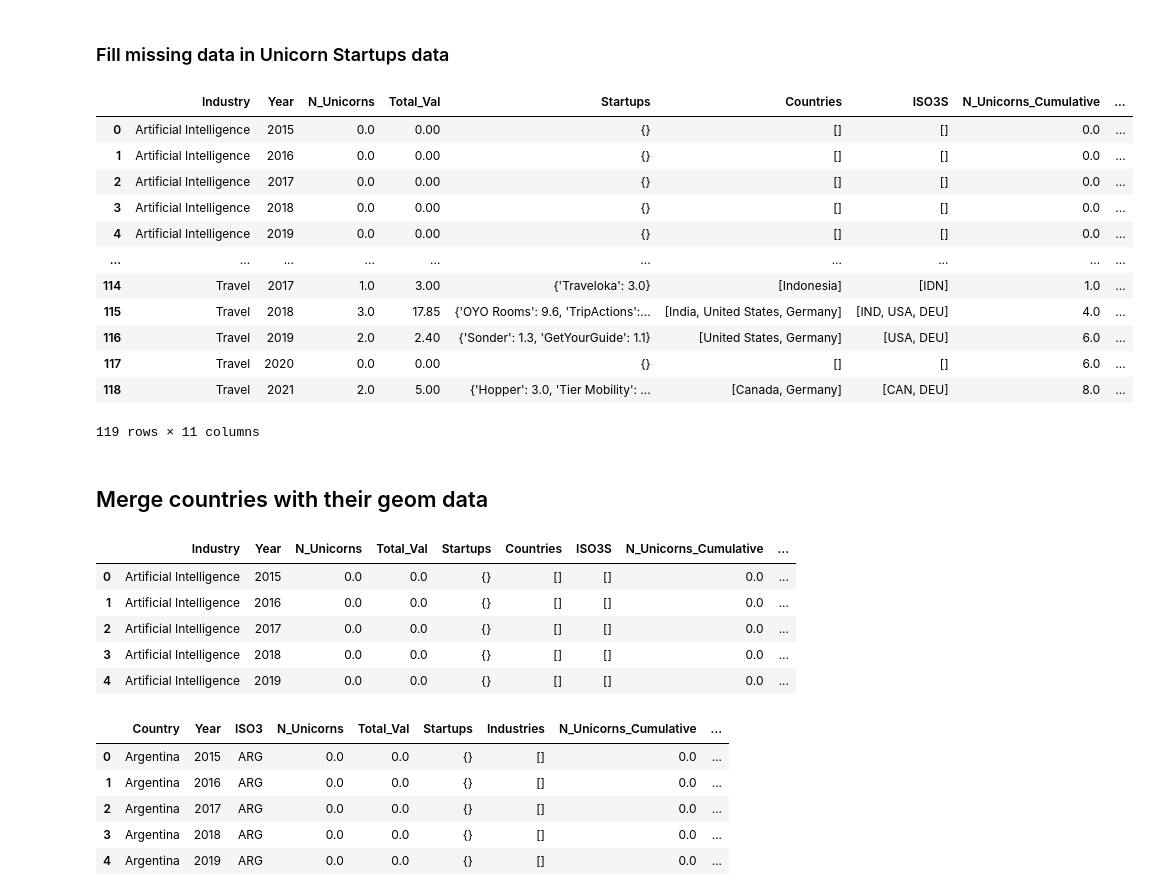
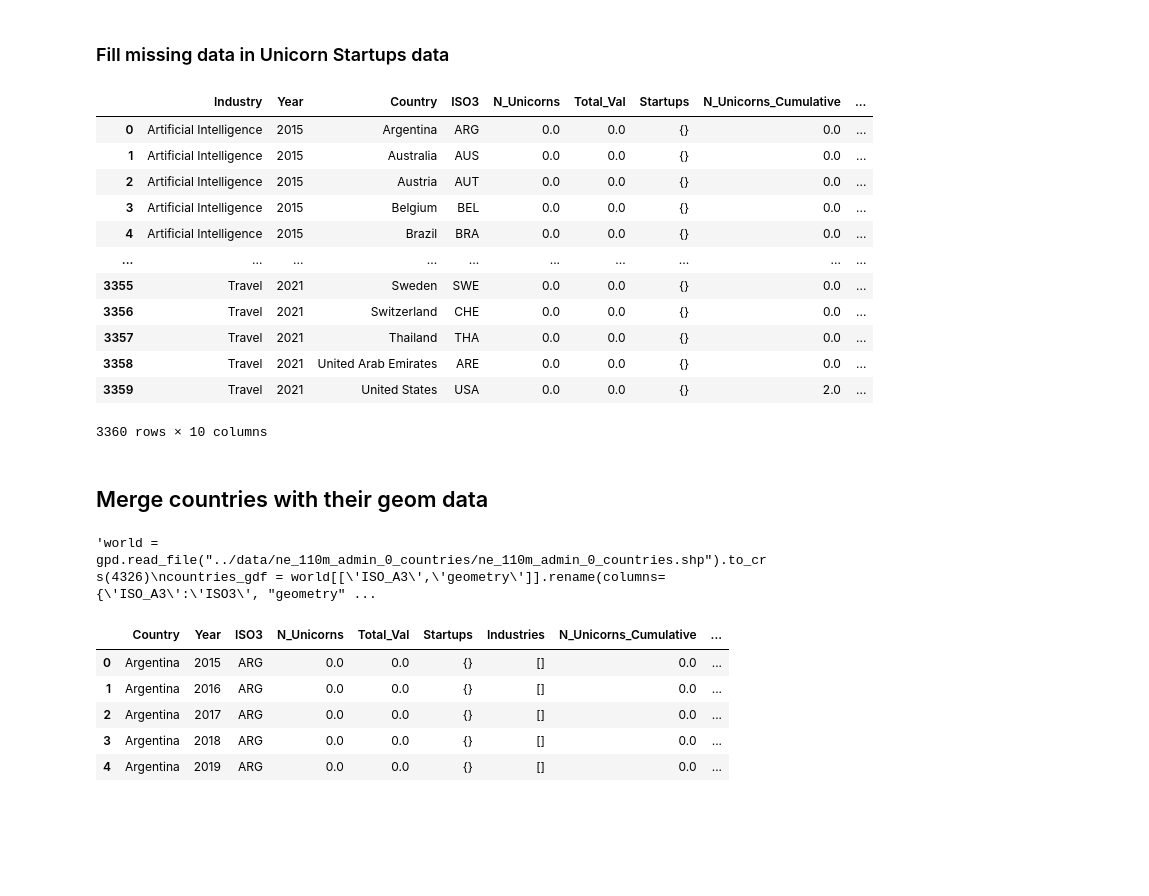
Before and after one commit to dalnakeb/Information_Visualisation_Project, a Jupyter notebook: notebooks/preprocessing.ipynb, the cells around one changed output. Drawn from its saved outputs; the diff is of its cells as text; code cells hidden in the pictures; blank space fills up the shorter version.

```diff
--- a/notebooks/preprocessing.ipynb
+++ b/notebooks/preprocessing.ipynb
@@ -549,13 +542,11 @@ unicorn_startups_df
 # %%
-unicorn_startups_industry_df = unicorn_startups_df.groupby(["Industry", "Year"], as_index=False).agg(N_Unicorns = ("ISO3", "size"),
+unicorn_startups_industry_df = unicorn_startups_df.groupby(["Industry", "Country", "ISO3", "Year"], as_index=False).agg(N_Unicorns = ("ISO3", "size"),
                                                                                                    Total_Val = ("Valuation", "sum"),
                                                                                                    Startups = ("Valuation",
                                                                                                                lambda s: dict(zip(unicorn_startups_df.loc[s.index, "Company"], s))),
-                                                                                                   Countries = ("Country", list),
-                                                                                                   ISO3S = ("ISO3", list)
                                                                                                    #cities = ("City", list)
-                                                                                                  ).sort_values(by=["Industry", "Year"])
-unicorn_startups_industry_df[["N_Unicorns_Cumulative", "Total_Val_Cumulative"]] = unicorn_startups_industry_df.groupby('Industry').agg(N_Unicorns = ("N_Unicorns", "cumsum"), Total_Val = ("Total_Val", "cumsum"))
+                                                                                                  ).sort_values(by=["Industry", "Country", "Year"])
+unicorn_startups_industry_df[["N_Unicorns_Cumulative", "Total_Val_Cumulative"]] = unicorn_startups_industry_df.groupby(['Industry', "Country"]).agg(N_Unicorns = ("N_Unicorns", "cumsum"), Total_Val = ("Total_Val", "cumsum"))
 unicorn_startups_industry_df = unicorn_startups_industry_df.sort_values(by=["Year", "Industry"]).reset_index(drop=True)
-unicorn_startups_industry_df
+unicorn_startups_industry_df.head()
 # %% [output]
@@ -577,57 +561,56 @@ unicorn_startups_industry_df
 # %%
 df = unicorn_startups_industry_df.copy()
 
 # 1) Determine the full list of years and industries
 years     = df['Year'].sort_values().unique()
 industries = df['Industry'].unique()
+countries = df["Country"].unique()
 
 # 2) Build a full MultiIndex of Industry × Year
 full_idx = pd.MultiIndex.from_product(
-    [industries, years],
-    names=['Industry','Year']
+    [industries, years, countries],
+    names=['Industry','Year', "Country"]
 )
 
 # 3) Re‑index your DataFrame onto that full grid
 df = (
     df
-    .set_index(['Industry','Year'])
+    .set_index(['Industry','Year', "Country"])
     .reindex(full_idx)
     .reset_index()
 )
 
 df['N_Unicorns'] = df['N_Unicorns'].fillna(0)
 df['Total_Val']  = df['Total_Val'].fillna(0.0)
 df["Startups"] = df["Startups"].apply(lambda x: x if isinstance(x, dict) else {})
-df["Countries"] = df["Countries"].apply(lambda x: x if isinstance(x, list) else [])
-df["ISO3S"] = df["ISO3S"].apply(lambda x: x if isinstance(x, list) else [])
+df['ISO3'] = df['Country'].apply(country_to_iso3)
 
 # 6) Sort, then recompute your cumulative sums by country
-df = df.sort_values(['Industry','Year'])
-df['N_Unicorns_Cumulative'] = df.groupby('Industry')['N_Unicorns'].cumsum()
-df['Total_Val_Cumulative']  = df.groupby('Industry')['Total_Val'].cumsum()
-df["Startups_Cumulative"] = df.groupby("Industry")["Startups"].apply(lambda s: list(accumulate(s, lambda d, new: {**d, **new}))).explode().values
-df["Countries_Cumulative"] = df.groupby("Industry")["Countries"].apply(lambda s: list(accumulate(s, operator.add))) .explode().values
+df = df.sort_values(['Industry','Year', "Country"])
+df['N_Unicorns_Cumulative'] = df.groupby(['Industry', "Country"])['N_Unicorns'].cumsum()
+df['Total_Val_Cumulative']  = df.groupby(['Industry', "Country"])['Total_Val'].cumsum()
+df["Startups_Cumulative"] = df.groupby(['Industry', "Country"])["Startups"].apply(lambda s: list(accumulate(s, lambda d, new: {**d, **new}))).explode().values
 
 unicorn_startups_industry_df = df.reset_index(drop=True)
 unicorn_startups_industry_df
 # %% [output]
-|  | Industry | Year | N_Unicorns | Total_Val | Startups | Countries | ISO3S | N_Unicorns_Cumulative | ... |
-| 0 | Artificial Intelligence | 2015 | 0.0 | 0.00 | {} | [] | [] | 0.0 | ... |
-| 1 | Artificial Intelligence | 2016 | 0.0 | 0.00 | {} | [] | [] | 0.0 | ... |
-| 2 | Artificial Intelligence | 2017 | 0.0 | 0.00 | {} | [] | [] | 0.0 | ... |
-| 3 | Artificial Intelligence | 2018 | 0.0 | 0.00 | {} | [] | [] | 0.0 | ... |
-| 4 | Artificial Intelligence | 2019 | 0.0 | 0.00 | {} | [] | [] | 0.0 | ... |
+|  | Industry | Year | Country | ISO3 | N_Unicorns | Total_Val | Startups | N_Unicorns_Cumulative | ... |
+| 0 | Artificial Intelligence | 2015 | Argentina | ARG | 0.0 | 0.0 | {} | 0.0 | ... |
+| 1 | Artificial Intelligence | 2015 | Australia | AUS | 0.0 | 0.0 | {} | 0.0 | ... |
+| 2 | Artificial Intelligence | 2015 | Austria | AUT | 0.0 | 0.0 | {} | 0.0 | ... |
+| 3 | Artificial Intelligence | 2015 | Belgium | BEL | 0.0 | 0.0 | {} | 0.0 | ... |
+| 4 | Artificial Intelligence | 2015 | Brazil | BRA | 0.0 | 0.0 | {} | 0.0 | ... |
 | ... | ... | ... | ... | ... | ... | ... | ... | ... | ... |
-| 114 | Travel | 2017 | 1.0 | 3.00 | {'Traveloka': 3.0} | [Indonesia] | [IDN] | 1.0 | ... |
-| 115 | Travel | 2018 | 3.0 | 17.85 | {'OYO Rooms': 9.6, 'TripActions':... | [India, United States, Germany] | [IND, USA, DEU] | 4.0 | ... |
-| 116 | Travel | 2019 | 2.0 | 2.40 | {'Sonder': 1.3, 'GetYourGuide': 1.1} | [United States, Germany] | [USA, DEU] | 6.0 | ... |
-| 117 | Travel | 2020 | 0.0 | 0.00 | {} | [] | [] | 6.0 | ... |
-| 118 | Travel | 2021 | 2.0 | 5.00 | {'Hopper': 3.0, 'Tier Mobility': ... | [Canada, Germany] | [CAN, DEU] | 8.0 | ... |
+| 3355 | Travel | 2021 | Sweden | SWE | 0.0 | 0.0 | {} | 0.0 | ... |
+| 3356 | Travel | 2021 | Switzerland | CHE | 0.0 | 0.0 | {} | 0.0 | ... |
+| 3357 | Travel | 2021 | Thailand | THA | 0.0 | 0.0 | {} | 0.0 | ... |
+| 3358 | Travel | 2021 | United Arab Emirates | ARE | 0.0 | 0.0 | {} | 0.0 | ... |
+| 3359 | Travel | 2021 | United States | USA | 0.0 | 0.0 | {} | 2.0 | ... |
-119 rows × 11 columns
+3360 rows × 10 columns
 # %% [markdown]
 ## Merge countries with their geom data
 # %%
-world = gpd.read_file("../data/ne_110m_admin_0_countries/ne_110m_admin_0_countries.shp").to_crs(4326)
+"""world = gpd.read_file("../data/ne_110m_admin_0_countries/ne_110m_admin_0_countries.shp").to_crs(4326)
 countries_gdf = world[['ISO_A3','geometry']].rename(columns={'ISO_A3':'ISO3', "geometry":"Country_Geom"})
 
 def map_geom(x, countries_gdf):
@@ -647,14 +630,9 @@ unicorn_startups_country_df = gpd.GeoDataFrame(unicorn_startups_country_df, geom
 qol_df = pd.merge(qol_df, countries_gdf, on='ISO3', how='left')
 qol_df = gpd.GeoDataFrame(qol_df, geometry='Country_Geom').to_crs(4326)
 
-unicorn_startups_industry_df.head()
+unicorn_startups_industry_df.head()"""
 # %% [output]
-|  | Industry | Year | N_Unicorns | Total_Val | Startups | Countries | ISO3S | N_Unicorns_Cumulative | ... |
-| 0 | Artificial Intelligence | 2015 | 0.0 | 0.0 | {} | [] | [] | 0.0 | ... |
-| 1 | Artificial Intelligence | 2016 | 0.0 | 0.0 | {} | [] | [] | 0.0 | ... |
-| 2 | Artificial Intelligence | 2017 | 0.0 | 0.0 | {} | [] | [] | 0.0 | ... |
-| 3 | Artificial Intelligence | 2018 | 0.0 | 0.0 | {} | [] | [] | 0.0 | ... |
-| 4 | Artificial Intelligence | 2019 | 0.0 | 0.0 | {} | [] | [] | 0.0 | ... |
+'world = gpd.read_file("../data/ne_110m_admin_0_countries/ne_110m_admin_0_countries.shp").to_crs(4326)\ncountries_gdf = world[[\'ISO_A3\',\'geometry\']].rename(columns={\'ISO_A3\':\'ISO3\', "geometry" ...
 # %%
 unicorn_startups_country_df.head()
 # %% [output]
```
Also changed, not shown: parts of 17 cells of this notebook, 3 other files.
